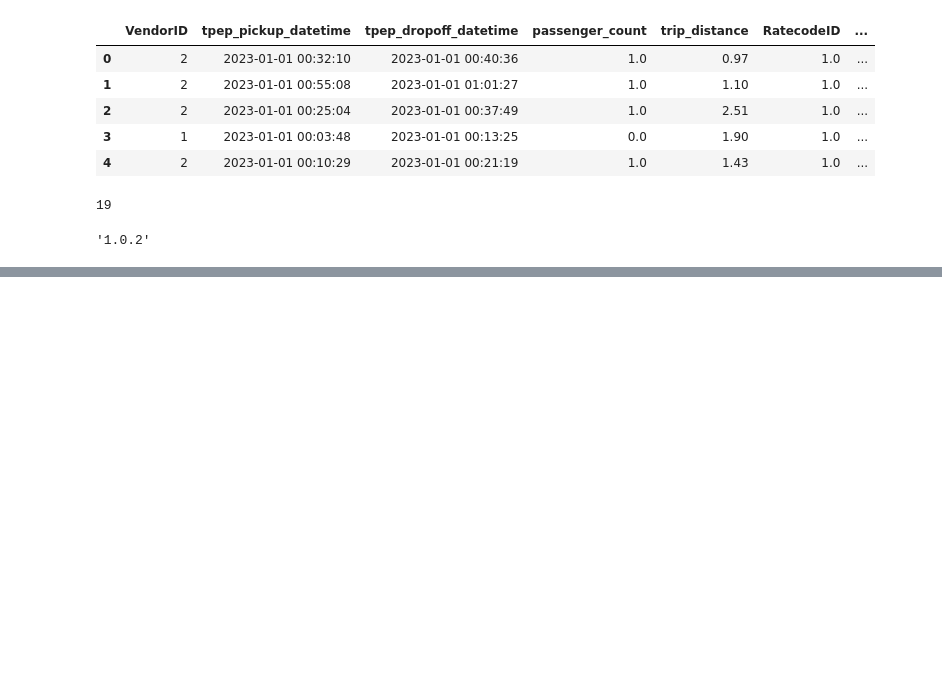
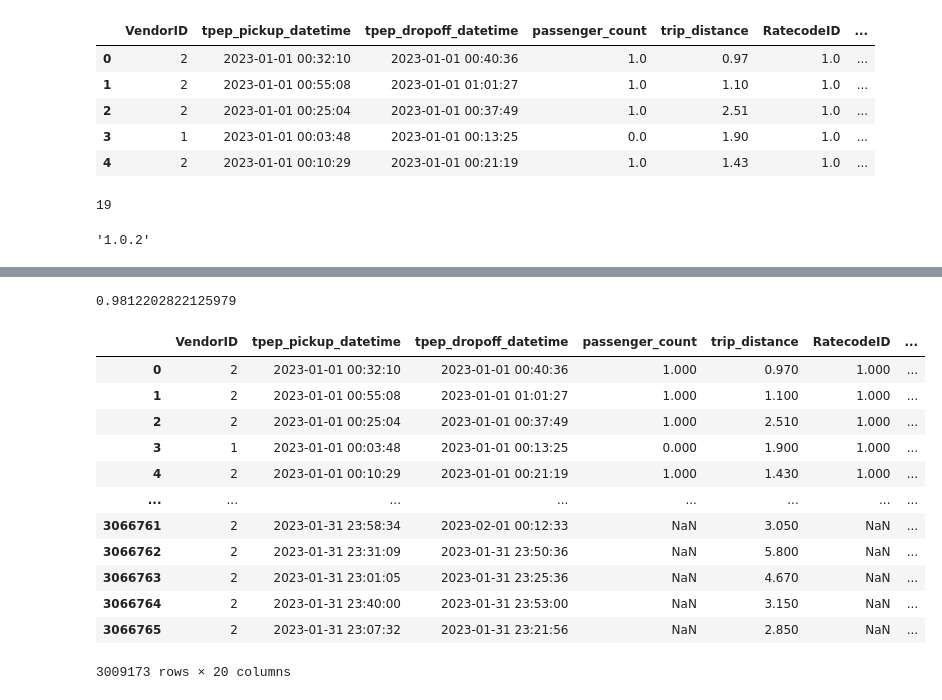
Before and after one commit to mjunaid/MLOps-zoomcamp-2024, a Jupyter notebook: 01-intro/homework.ipynb, the cells around one changed output, grey strips where cells are left out. Cells and saved outputs as stored; diff of their text form; code cells hidden in the pictures; blank space fills up the shorter version.

```diff
--- a/01-intro/homework.ipynb
+++ b/01-intro/homework.ipynb
@@ -27,0 +113,2 @@ sklearn.__version__
+# %%
+pd.set_option('display.float_format', lambda x: '%.3f' % x)
@@ -27,0 +136,5 @@ sklearn.__version__
+# %%
+# 99% of data is less than an hour. Let's see the mean for between 1 min to an hour
+((yellow_taxi_jan_2023['duration'] >=1) & (yellow_taxi_jan_2023['duration'] <=60)).mean()
+# %% [output]
+0.9812202822125979
@@ -27,0 +145,16 @@ sklearn.__version__
+# %%
+filtered_df
+# %% [output]
+|  | VendorID | tpep_pickup_datetime | tpep_dropoff_datetime | passenger_count | trip_distance | RatecodeID | ... |
+| 0 | 2 | 2023-01-01 00:32:10 | 2023-01-01 00:40:36 | 1.000 | 0.970 | 1.000 | ... |
+| 1 | 2 | 2023-01-01 00:55:08 | 2023-01-01 01:01:27 | 1.000 | 1.100 | 1.000 | ... |
+| 2 | 2 | 2023-01-01 00:25:04 | 2023-01-01 00:37:49 | 1.000 | 2.510 | 1.000 | ... |
+| 3 | 1 | 2023-01-01 00:03:48 | 2023-01-01 00:13:25 | 0.000 | 1.900 | 1.000 | ... |
+| 4 | 2 | 2023-01-01 00:10:29 | 2023-01-01 00:21:19 | 1.000 | 1.430 | 1.000 | ... |
+| ... | ... | ... | ... | ... | ... | ... | ... |
+| 3066761 | 2 | 2023-01-31 23:58:34 | 2023-02-01 00:12:33 | NaN | 3.050 | NaN | ... |
+| 3066762 | 2 | 2023-01-31 23:31:09 | 2023-01-31 23:50:36 | NaN | 5.800 | NaN | ... |
+| 3066763 | 2 | 2023-01-31 23:01:05 | 2023-01-31 23:25:36 | NaN | 4.670 | NaN | ... |
+| 3066764 | 2 | 2023-01-31 23:40:00 | 2023-01-31 23:53:00 | NaN | 3.150 | NaN | ... |
+| 3066765 | 2 | 2023-01-31 23:07:32 | 2023-01-31 23:21:56 | NaN | 2.850 | NaN | ... |
+3009173 rows × 20 columns
```
Also changed, not shown: parts of 32 cells of this notebook.
